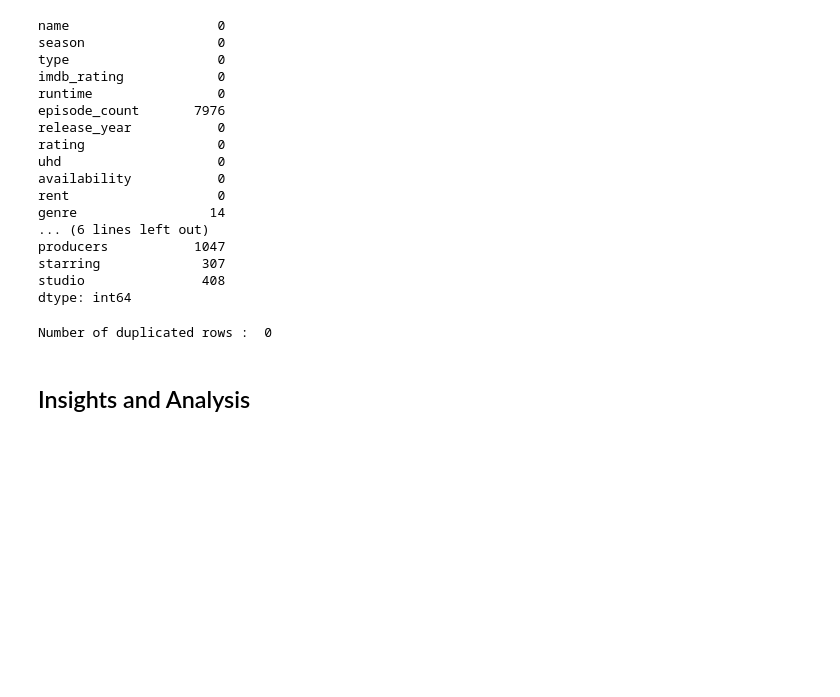
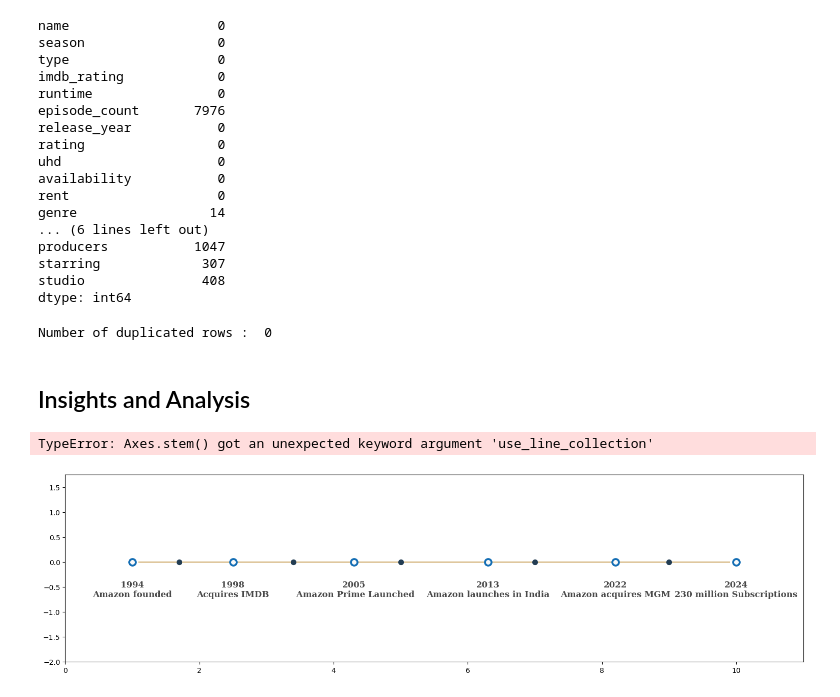
Before and after one commit to Nirajjj11/ml_learning, a Jupyter notebook: eda/eda_on_AmazonPrime.ipynb, the cells around one changed output. Saved outputs shown, nothing was run; the diff lists cells and outputs as text; code cells hidden in the pictures; blank space fills up the shorter version.

Commit message:
Completed amazon prime video

```diff
--- a/eda/eda_on_AmazonPrime.ipynb
+++ b/eda/eda_on_AmazonPrime.ipynb
@@ -271,3 +271,78 @@ df.drop_duplicates(inplace=True)
 Number of duplicated rows :  0
 # %% [markdown]
 ## Insights and Analysis
+# %%
+tl_dates = ['1994\nAmazon founded',
+            '1998\nAcquires IMDB',
+            '2005\n Amazon Prime Launched',
+            '2013\nAmazon launches in India',
+            '2022\nAmazon acquires MGM',
+            '2024\n230 million Subscriptions'
+
+]
+
+tl_x = [1,2.5,4.3,6.3,8.2,10]
+
+## these go on the numbers
+tl_sub_x = [1.7,3.4,5,7,9]
+
+
+tl_sub_times = [
+      "1997","2003","2007","2014",'2023'
+]
+
+tl_text = [
+      "Amazon Ipo launched",
+      "A9.com was Launched","Amazon Music is launched","Acquires Twitch","Prime Content Reached 210 countires"]
+
+fig,ax = plt.subplots(figsize = (15,4),constrained_layout=True)
+ax.set_ylim(-2,1.75)
+ax.set_xlim(0,11)
+
+# Timeline Line
+ax.axhline(0,xmin= 0.1,xmax=0.9,color = '#CEA968',zorder = 1)
+
+#Timeline Datepoints
+ax.scatter(tl_x,np.zeros(len(tl_x)),s = 120,color ='#146eb4',zorder = 2)
+ax.scatter(tl_x,np.zeros(len(tl_x)),s = 30,color ='#fafafa',zorder = 3)
+
+#Timeline Subpoints
+ax.scatter(tl_sub_x,np.zeros(len(tl_sub_x)),s = 50,color ='#233D53',zorder = 4)
+
+#Dates
+for x, date in zip(tl_x,tl_dates):
+      ax.text(x, -0.70, date, ha='center',
+            fontfamily='serif', fontweight='bold',
+            color='#4a4a4a',fontsize=12)
+#Stem Plot
+levels = np.zeros(len(tl_sub_x))
+levels[::2] = 0.5
+levels[1::2] = 0.3
+markerline, stemline, baseline = ax.stem(tl_sub_x, levels, use_line_collection=True)
+plt.setp(baseline, zorder=0)
+plt.setp(markerline, marker=',', color='#233D53')
+plt.setp(stemline, color='#4a4a4a')
+
+#Text
+for idx, x, time, txt in zip(range(1, len(tl_sub_x)+1), tl_sub_x, tl_sub_times, tl_text):
+      ax.text(x, 1.3-0.5, time, ha='center',
+            fontfamily='serif', fontweight='bold',
+            color='#4a4a4a', fontsize=11)
+
+      ax.text(x, 1.3-0.6, txt, va='top', ha='center',
+            fontfamily='serif',color='#4a4a4a')
+
+#Spines
+for spine in ["left", "top", "right", "bottom"]:
+      ax.spines[spine].set_visible(False)
+
+ax.set_xticks([])
+ax.set_yticks([])
+
+ax.set_title("Amazon Prime through the years", fontweight="bold", fontfamily='serif', fontsize=16, color='#233D53')
+ax.text(2.4,1.57,"From Book Store to a global audience of over 230m people - Delivering Infinite Possibilities, One Click at a Time", fontfamily='serif', fontsize=12, color='#000000')
+
+plt.show()
+# %% [output]
+TypeError: Axes.stem() got an unexpected keyword argument 'use_line_collection'
+[figure, added]
```
Also changed, not shown: parts of 5 cells of this notebook.
